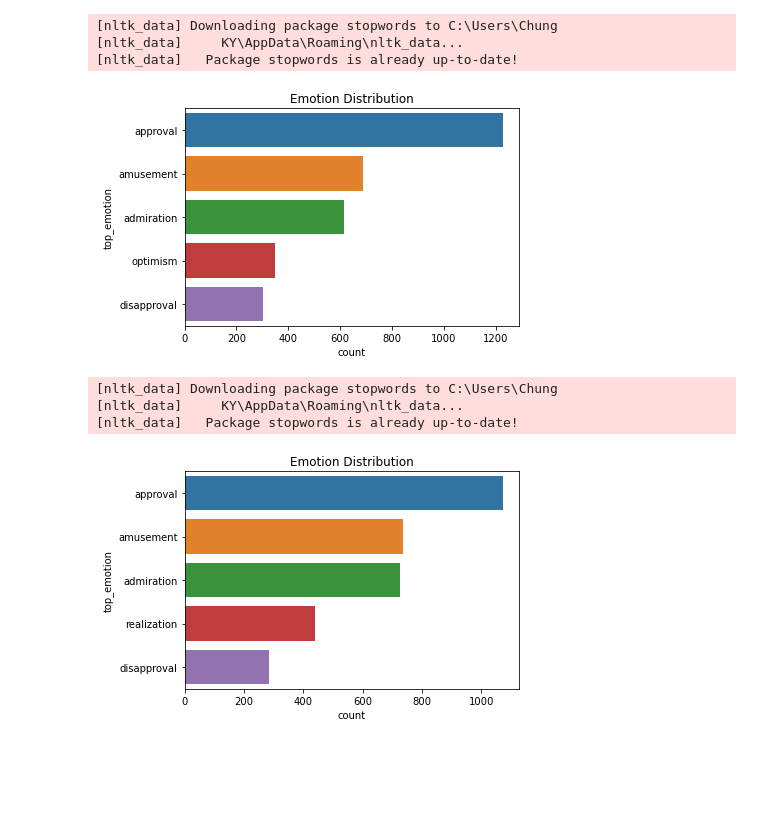
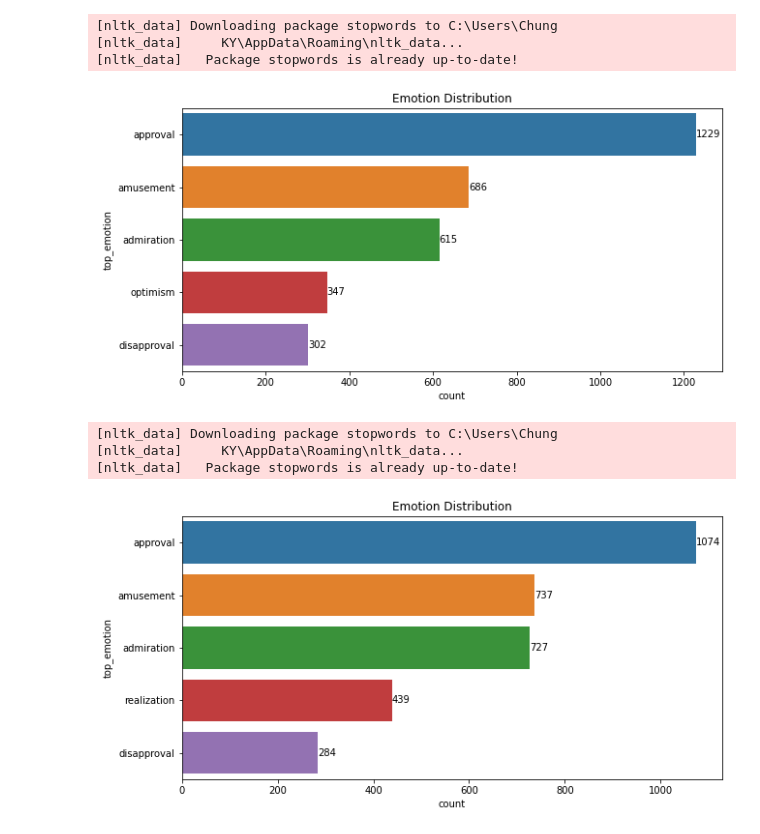
Before and after one commit to jlrqq/covid-19-anti-lockdown-protests, a Jupyter notebook: Twitter_Sentiments_SpecificEmotions/specific_sentiment_emotion.ipynb, the cells around one changed output. Drawn from its saved outputs; the diff is of its cells as text; code cells hidden in the pictures; blank space fills up the shorter version.

```diff
--- a/Twitter_Sentiments_SpecificEmotions/specific_sentiment_emotion.ipynb
+++ b/Twitter_Sentiments_SpecificEmotions/specific_sentiment_emotion.ipynb
@@ -448,5 +337,9 @@ import seaborn as sns
 # %%
-#Display bar chart
-sns.countplot(data = database, y = 'top_emotion', order=database['top_emotion'].value_counts().iloc[:5].index).set_title("Emotion Distribution")
+plt.figure(figsize=(10,5))
+ax = sns.countplot(data=database, y = 'top_emotion', order=database['top_emotion'].value_counts().iloc[:5].index)
+for label in ax.containers:
+    ax.bar_label(label)
+plt.title('Emotion Distribution')
+
 plt.savefig('../Twitter_Output/Twitter_Covid-19_Lockdown_5000_Top_5_emotions.png', dpi=400, bbox_inches="tight")
 # %% [output]
@@ -478,5 +373,10 @@ import seaborn as sns
 # %%
 #Display bar chart
-sns.countplot(data = database, y = 'top_emotion', order=database['top_emotion'].value_counts().iloc[:10].index).set_title("Emotion Distribution")
-plt.savefig('../Twitter_Output/Twitter_Jan_Mar_5000_Top_10_emotions.png', dpi=400, bbox_inches="tight")
+plt.figure(figsize=(10,5))
+ax = sns.countplot(data=database, y = 'top_emotion', order=database['top_emotion'].value_counts().iloc[:5].index)
+for label in ax.containers:
+    ax.bar_label(label)
+plt.title('Emotion Distribution')
+
+plt.savefig('../Twitter_Output/Twitter_Jan_Mar_5000_Top_5_emotions.png', dpi=400, bbox_inches="tight")
 # %% [output]
@@ -483,0 +384,9 @@ plt.savefig('../Twitter_Output/Twitter_Jan_Mar_5000_Top_10_emotions.png', dpi=40
+# %%
+#Display bar chart
+plt.figure(figsize=(10,5))
+ax = sns.countplot(data=database, y = 'top_emotion', order=database['top_emotion'].value_counts().iloc[:10].index)
+for label in ax.containers:
+    ax.bar_label(label)
+plt.title('Emotion Distribution')
+
+plt.savefig('../Twitter_Output/Twitter_Jan_Mar_5000_Top_10_emotions.png', dpi=400, bbox_inches="tight")
@@ -508,9 +421,14 @@ import seaborn as sns
 # %%
 #Display bar chart
-sns.countplot(data = database, y = 'top_emotion', order=database['top_emotion'].value_counts().iloc[:5].index).set_title("Emotion Distribution")
+plt.figure(figsize=(10,5))
+ax = sns.countplot(data=database, y = 'top_emotion', order=database['top_emotion'].value_counts().iloc[:5].index)
+for label in ax.containers:
+    ax.bar_label(label)
+plt.title('Emotion Distribution')
+
 plt.savefig('../Twitter_Output/Twitter_Mar_5000_Top_5_emotions.png', dpi=400, bbox_inches="tight")
 # %% [output]
-[figure, old version]
+[figure, new version]
 # %%
 import pandas as pd
 import numpy as np
@@ -538,6 +458,11 @@ import seaborn as sns
 # %%
 #Display bar chart
-sns.countplot(data = database, y = 'top_emotion', order=database['top_emotion'].value_counts().iloc[:5].index).set_title("Emotion Distribution")
+plt.figure(figsize=(10,5))
+ax = sns.countplot(data=database, y = 'top_emotion', order=database['top_emotion'].value_counts().iloc[:5].index)
+for label in ax.containers:
+    ax.bar_label(label)
+plt.title('Emotion Distribution')
+
 plt.savefig('../Twitter_Output/Twitter_May_Nov_5000_Top_5_emotions.png', dpi=400, bbox_inches="tight")
 # %% [output]
-[figure, old version]
+[figure, new version]
```
Also changed, not shown: parts of 48 cells of this notebook, 11 other files.
